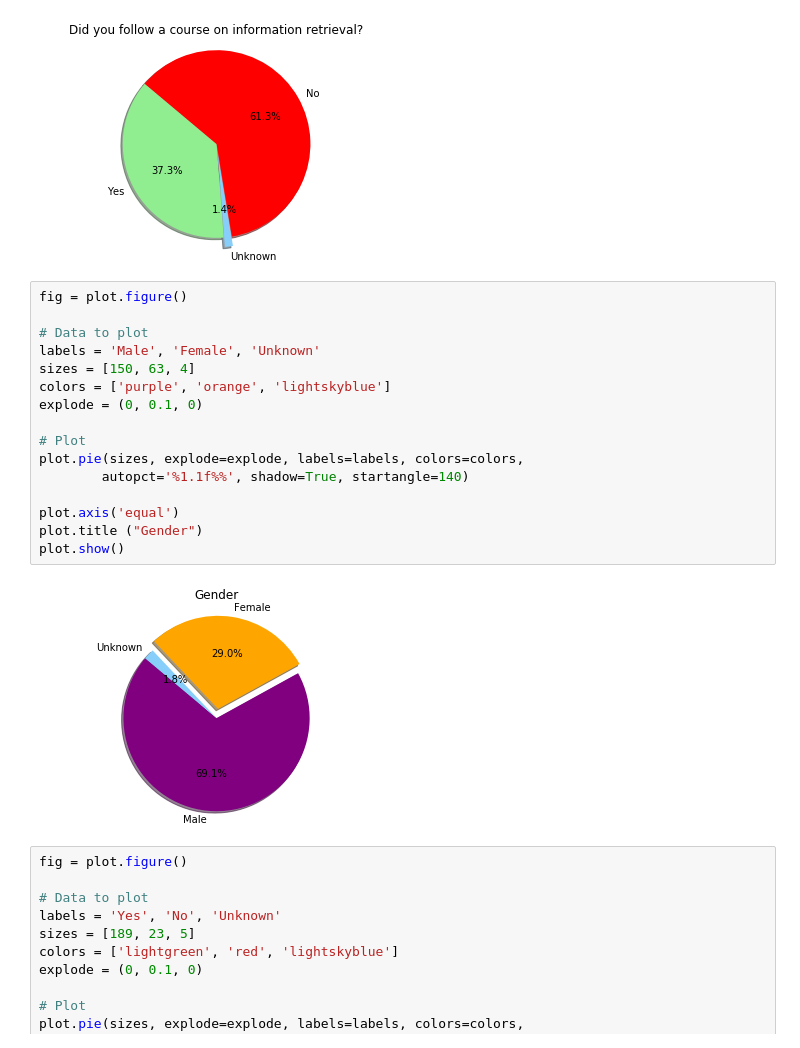
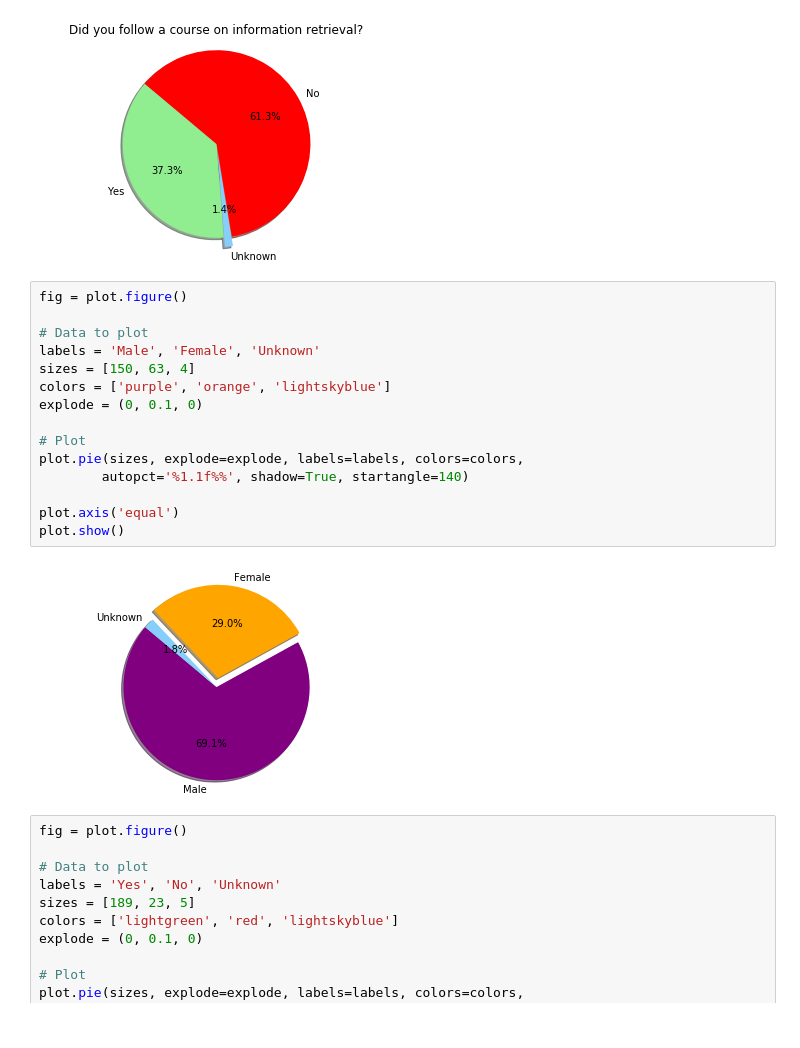
Before and after one commit to hannaheyer/Dmt, a Jupyter notebook: Data Mining assignment 1.ipynb, the cells around one changed output. Saved outputs shown, nothing was run; the diff lists cells and outputs as text.

Commit message:
graphhhh

```diff
--- a/Data Mining assignment 1.ipynb
+++ b/Data Mining assignment 1.ipynb
@@ -132,21 +130,20 @@ plot.show()
 # %%
 fig = plot.figure()
 
 # Data to plot
 labels = 'Male', 'Female', 'Unknown'
 sizes = [150, 63, 4]
 colors = ['purple', 'orange', 'lightskyblue']
 explode = (0, 0.1, 0)
 
 # Plot
 plot.pie(sizes, explode=explode, labels=labels, colors=colors,
         autopct='%1.1f%%', shadow=True, startangle=140)
 
 plot.axis('equal')
-plot.title ("Gender")
 plot.show()
 # %% [output]
-[figure, old version]
+[figure, new version]
 # %%
 fig = plot.figure()
 
```
Also changed, not shown: parts of 1 cell of this notebook, 1 other file.
